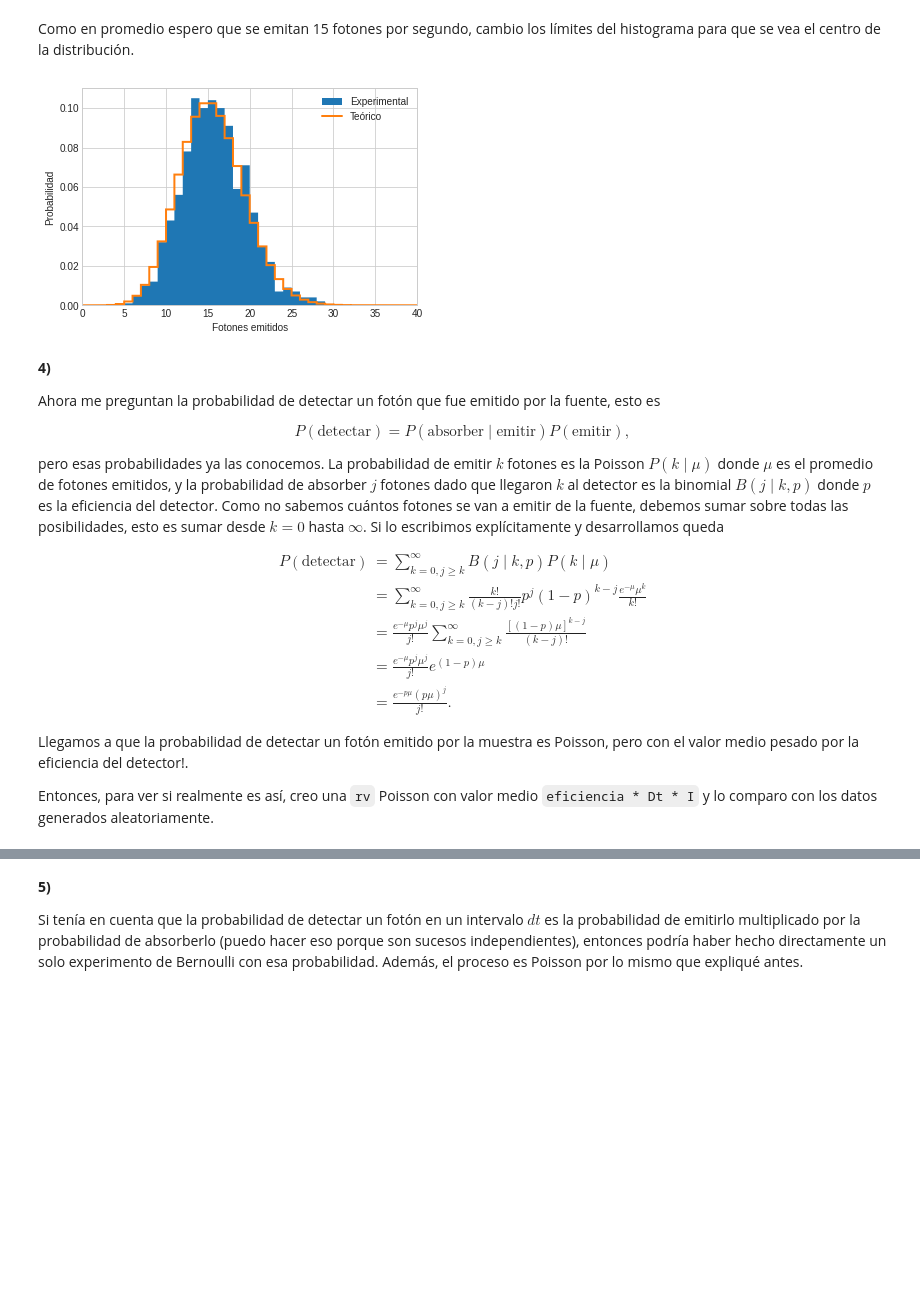
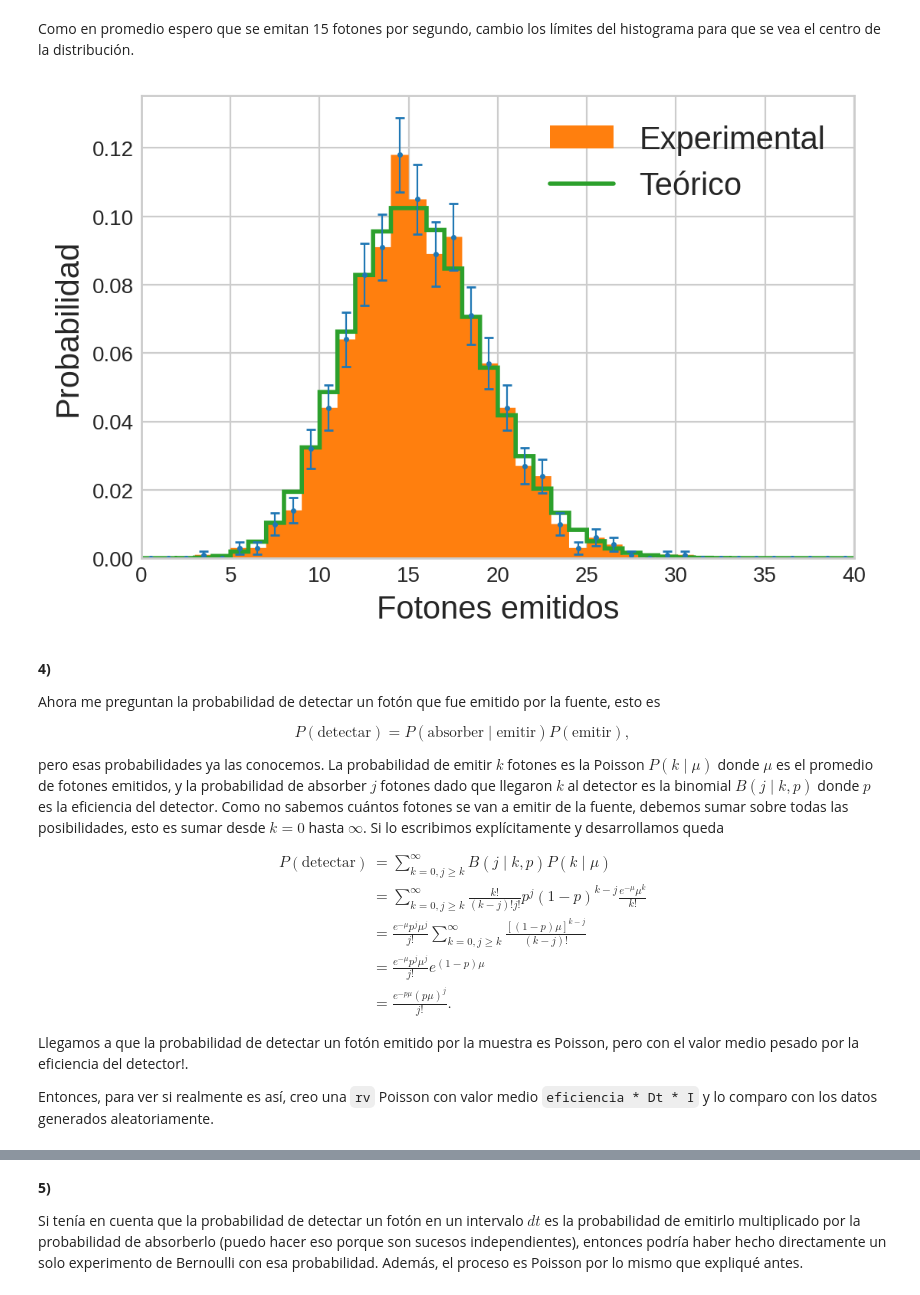
Before and after one commit to tdinapoli/mefe, a Jupyter notebook: tps/tp1/tp1.ipynb, the cells around one changed output, grey strips where cells are left out. Saved outputs shown, nothing was run; the diff lists cells and outputs as text; code cells hidden in the pictures; blank space fills up the shorter version.

````diff
--- a/tps/tp1/tp1.ipynb
+++ b/tps/tp1/tp1.ipynb
@@ -12,8 +10,14 @@ Primero importo las librerías que voy a necesitar.
 # %%
 import numpy as np
 import matplotlib.pyplot as plt
+import matplotlib as mpl
 from scipy.stats import binom, hypergeom, poisson
 plt.style.use('seaborn-whitegrid')
+mpl.rcParams['figure.dpi'] = 200
+mpl.rcParams['legend.fontsize'] = 15
+mpl.rcParams['axes.labelsize'] = 15
+mpl.rcParams['xtick.labelsize'] = 10
+mpl.rcParams['ytick.labelsize'] = 10
 # %% [markdown]
 Defino una función ```bernoulli```, que toma ```n``` la cantidad de veces que "tiramos una moneda" y ```p``` la probabilidad de que salga cara (que lo represento con un 1). Opcionalmente toma ```size``` para que el resultado sea un array de experimentos de Bernoulli de la forma que yo quiera.
 
@@ -113,21 +124,29 @@ Como en promedio espero que se emitan 15 fotones por segundo, cambio los límite
 # %%
 # Genero una rv ahora poissoneana y con ella calculo la probabilidad teórica
 rv = poisson(Dt*I)
 freq_teo = np.array([rv.pmf(x) for x in range(m)])
 
 # Creo el histograma con los datos generados
 freq, bin_edges = np.histogram(experimentos,
                              bins=range(m+1),
                              density=True)
+# Grafico los errores
+bin_width = bin_edges[1] - bin_edges[0]
+bin_centers = bin_edges[:-1] + bin_width/2
+barras_error = np.sqrt(freq)/np.sqrt(len(experimentos))
+
+plt.errorbar(bin_centers, freq, yerr=barras_error,
+             fmt='.', markersize=3, linewidth=0.8, capsize=2)
+
 plt.stairs(freq, bin_edges, fill=True, label="Experimental")
 plt.stairs(freq_teo, bin_edges, linewidth=2,label="Teórico")
 plt.xlim([0,40])
 plt.xlabel("Fotones emitidos")
 plt.ylabel("Probabilidad")
 plt.legend()
 plt.show()
 # %% [output]
-[figure, old version]
+[figure, new version]
 # %% [markdown]
 **4)**
 
@@ -137,7 +156,7 @@ $$P(\text{detectar}) = P(\text{absorber} \mid \text{emitir}) P(\text{emitir}),$$
 
 pero esas probabilidades ya las conocemos. La probabilidad de emitir $k$ fotones es la Poisson $P(k \mid \mu)$ donde $\mu$ es el promedio de fotones emitidos, y la probabilidad de absorber $j$ fotones dado que llegaron $k$ al detector es la binomial $B(j \mid k, p)$ donde $p$ es la eficiencia del detector. Como no sabemos cuántos fotones se van a emitir de la fuente, debemos sumar sobre todas las posibilidades, esto es sumar desde $k = 0$ hasta $\infty$. Si lo escribimos explícitamente y desarrollamos queda
 
-$$\begin{align*}P(\text{detectar}) &= \sum_{k=0, j\geq k}^{\infty} B(j \mid k, p) P(k \mid \mu) \\ &= \sum_{k=0, j\geq k}^{\infty} \frac{k!}{(k-j)!j!} p^j (1-p)^{k-j} \frac{e^{-\mu}\mu^k}{k!} \\ &= \frac{e^{-\mu}p^j \mu^j}{j!} \sum_{k=0, j\geq k}^{\infty} \frac{[(1-p)\mu]^{k-j}}{(k-j)!} \\ &= \frac{e^{-\mu}p^j \mu^j}{j!} e^{(1-p)\mu} \\ &= \frac{e^{-p\mu}(p\mu)^j}{j!}.\end{align*}$$
+$$\begin{aligned}P(\text{detectar}) &= \sum_{k=0, j\geq k}^{\infty} B(j \mid k, p) P(k \mid \mu) \\ &= \sum_{k=0, j\geq k}^{\infty} \frac{k!}{(k-j)!j!} p^j (1-p)^{k-j} \frac{e^{-\mu}\mu^k}{k!} \\ &= \frac{e^{-\mu}p^j \mu^j}{j!} \sum_{k=0, j\geq k}^{\infty} \frac{[(1-p)\mu]^{k-j}}{(k-j)!} \\ &= \frac{e^{-\mu}p^j \mu^j}{j!} e^{(1-p)\mu} \\ &= \frac{e^{-p\mu}(p\mu)^j}{j!}.\end{aligned}$$
 
 Llegamos a que la probabilidad de detectar un fotón emitido por la muestra es Poisson, pero con el valor medio pesado por la eficiencia del detector!.
 
````
Also changed, not shown: parts of 9 cells of this notebook, 1 other file.
